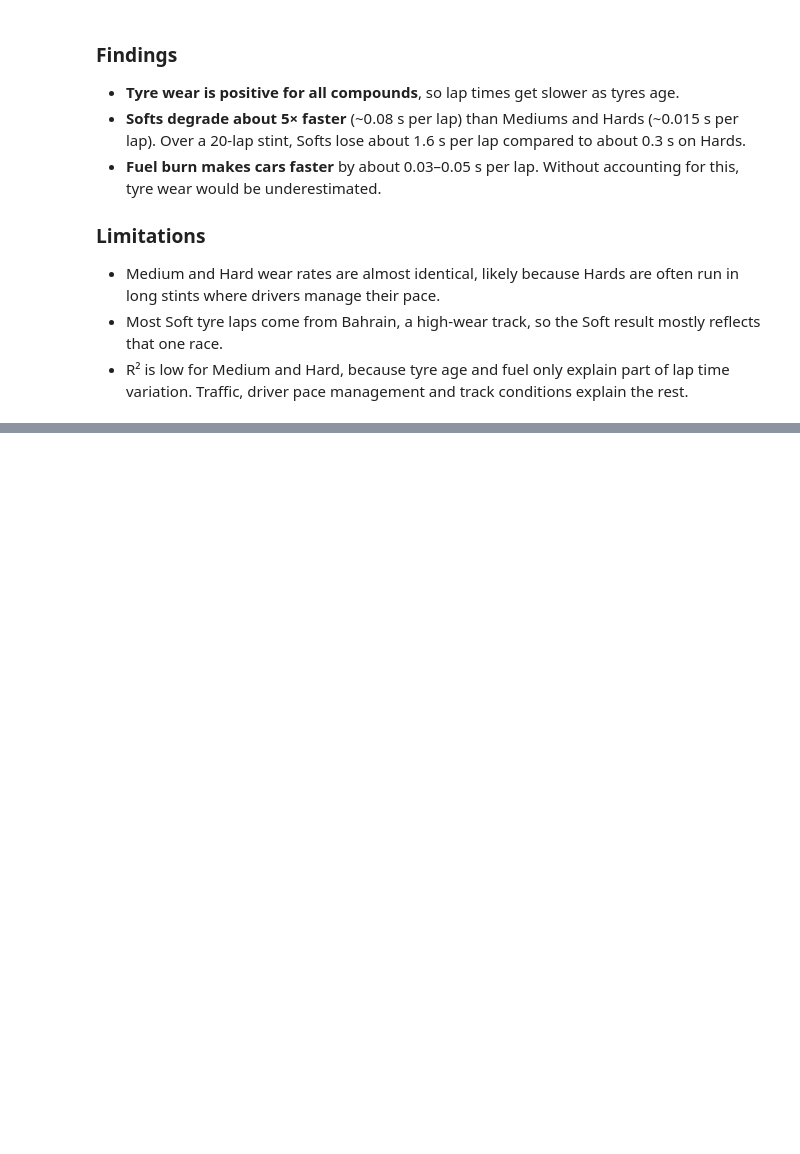
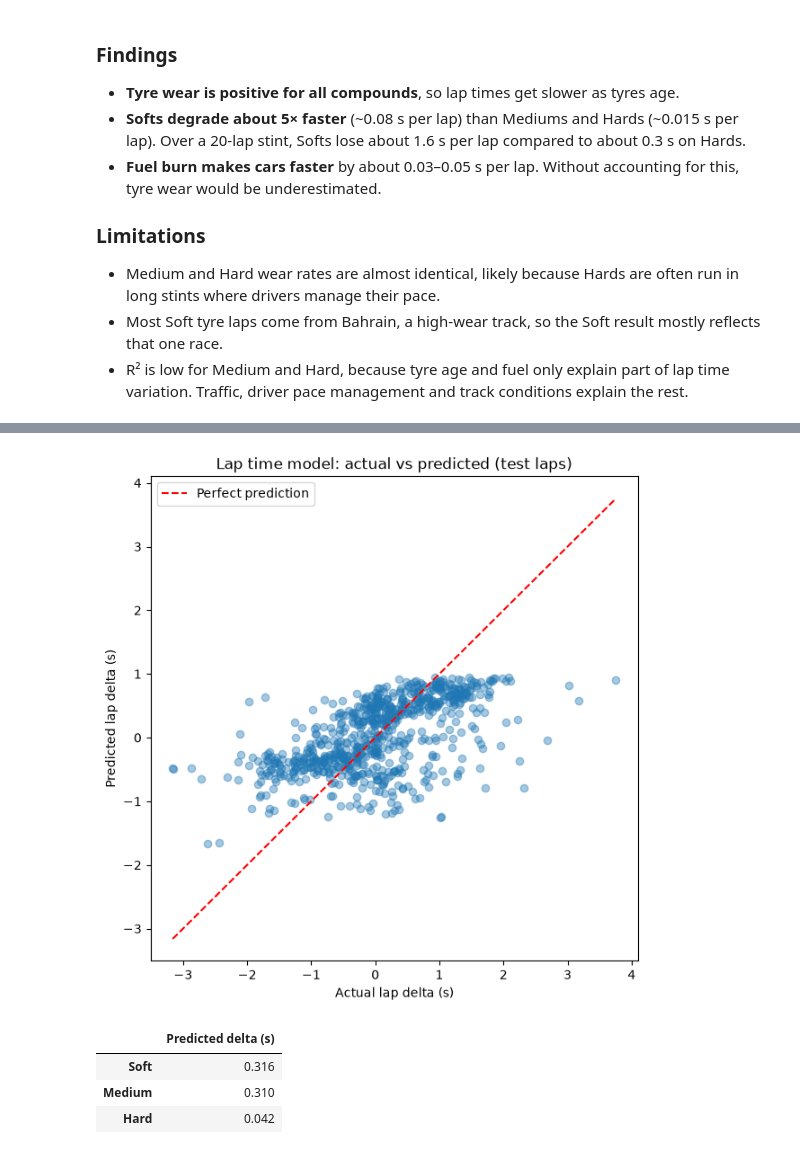
Before and after one commit to gavinvasco-prog/f1-race-analysis, a Jupyter notebook: notebooks/Gavin_tyre_degradation.ipynb, the cells around one changed output, grey strips where cells are left out. Cells and saved outputs as stored; diff of their text form; code cells hidden in the pictures; blank space fills up the shorter version.

Commit message:
Add lap time prediction model with tyre, fuel and temperature

```diff
--- a/notebooks/Gavin_tyre_degradation.ipynb
+++ b/notebooks/Gavin_tyre_degradation.ipynb
@@ -187,0 +191,16 @@ pd.DataFrame(results).round(3)
+# %%
+d = model_data.dropna(subset=["TyreLife", "LapNumber", "TrackTemp", "LapDelta"]).copy()
+
+X = pd.DataFrame({
+    "TyreLife": d["TyreLife"],
+    "LapNumber": d["LapNumber"],
+    "TrackTemp": d["TrackTemp"],
+    "IsSoft": (d["Compound"] == "SOFT").astype(int),
+    "IsMedium": (d["Compound"] == "MEDIUM").astype(int),
+})
+# Let each compound have its own wear rate
+X["TyreLife_Soft"] = X["TyreLife"] * X["IsSoft"]
+X["TyreLife_Medium"] = X["TyreLife"] * X["IsMedium"]
+
+y = d["LapDelta"]
+X.head()
@@ -187,0 +214,13 @@ pd.DataFrame(results).round(3)
+# %%
+from sklearn.model_selection import train_test_split
+from sklearn.metrics import mean_absolute_error, r2_score
+
+X_train, X_test, y_train, y_test = train_test_split(X, y, test_size=0.2, random_state=42)
+
+lap_model = LinearRegression().fit(X_train, y_train)
+y_pred = lap_model.predict(X_test)
+
+print("Test MAE:", round(mean_absolute_error(y_test, y_pred), 3), "seconds")
+print("Test R²:", round(r2_score(y_test, y_pred), 3))
+
+pd.DataFrame({"Feature": X.columns, "Coefficient": lap_model.coef_}).round(3)
@@ -187,0 +238,31 @@ pd.DataFrame(results).round(3)
+# %%
+plt.figure(figsize=(7, 7))
+plt.scatter(y_test, y_pred, alpha=0.4)
+lims = [min(y_test.min(), y_pred.min()), max(y_test.max(), y_pred.max())]
+plt.plot(lims, lims, "r--", label="Perfect prediction")
+plt.xlabel("Actual lap delta (s)")
+plt.ylabel("Predicted lap delta (s)")
+plt.title("Lap time model: actual vs predicted (test laps)")
+plt.legend()
+plt.show()
+# %% [output]
+[figure, added]
+# %%
+scenarios = pd.DataFrame({
+    "TyreLife": [20, 20, 20],
+    "LapNumber": [30, 30, 30],
+    "TrackTemp": [35, 35, 35],
+    "IsSoft": [1, 0, 0],
+    "IsMedium": [0, 1, 0],
+})
+scenarios["TyreLife_Soft"] = scenarios["TyreLife"] * scenarios["IsSoft"]
+scenarios["TyreLife_Medium"] = scenarios["TyreLife"] * scenarios["IsMedium"]
+
+scenarios["Predicted delta (s)"] = lap_model.predict(scenarios[X.columns]).round(3)
+scenarios.index = ["Soft", "Medium", "Hard"]
+scenarios[["Predicted delta (s)"]]
+# %% [output]
+|  | Predicted delta (s) |
+| Soft | 0.316 |
+| Medium | 0.310 |
+| Hard | 0.042 |
```
Also changed, not shown: parts of 3 cells of this notebook.
